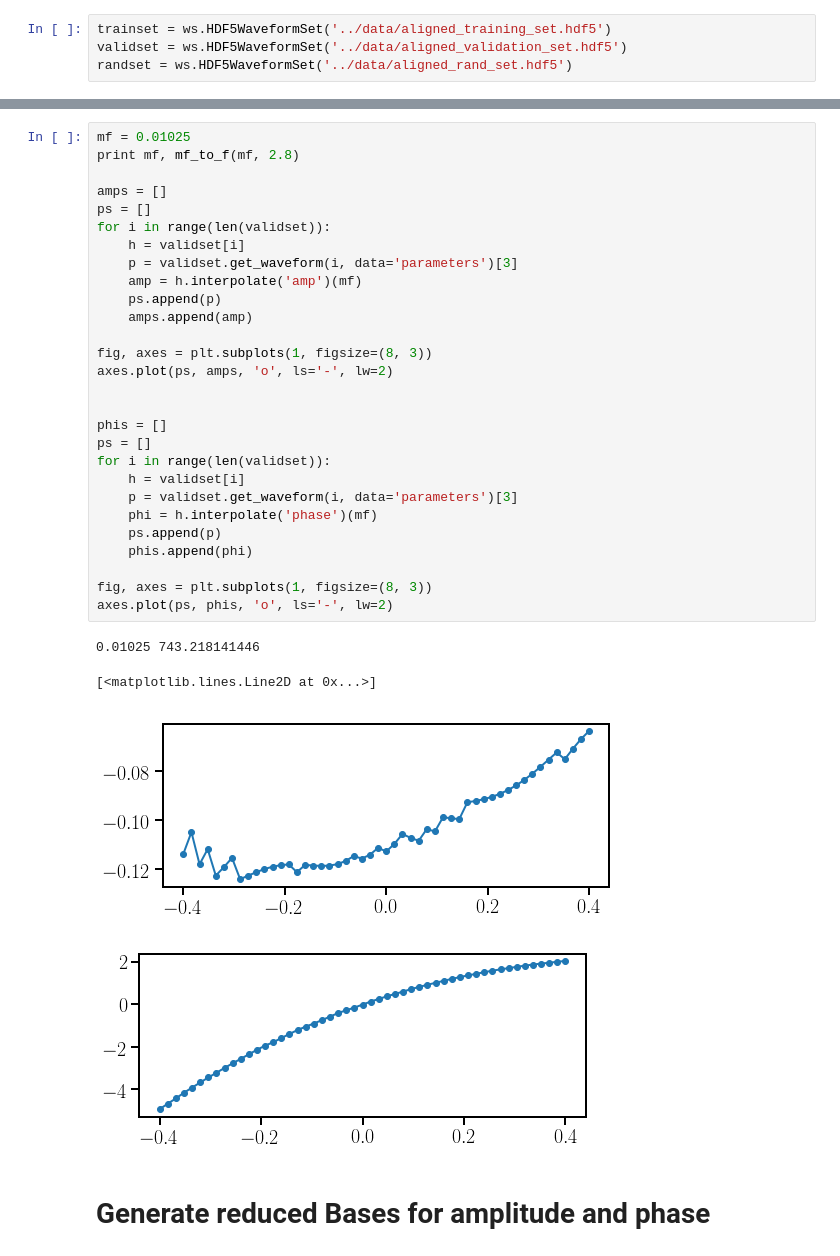
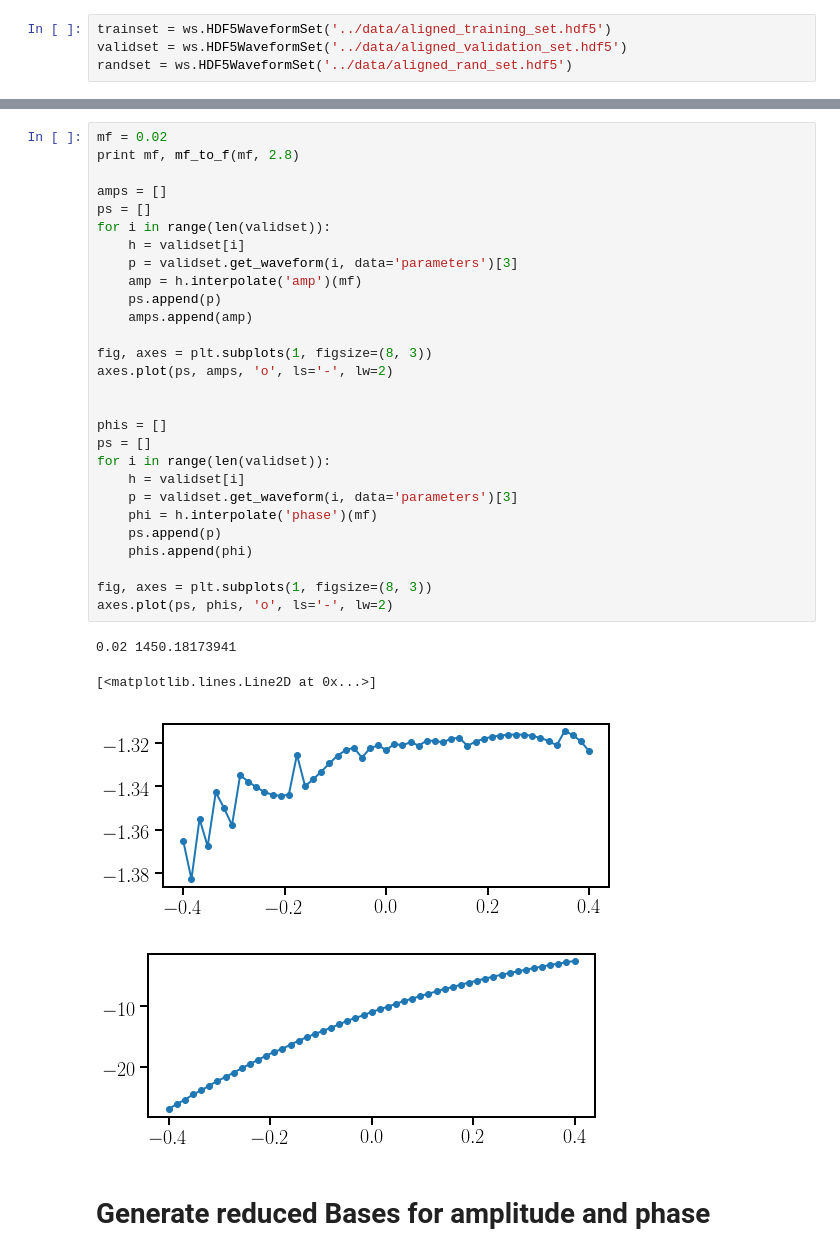
Before and after one commit to benjaminlackey/gpsurrogate, a Jupyter notebook: notebooks/FDAlignedSpin.ipynb, the cells around one changed output, grey strips where cells are left out. Drawn from its saved outputs; the diff is of its cells as text.

```diff
--- a/notebooks/FDAlignedSpin.ipynb
+++ b/notebooks/FDAlignedSpin.ipynb
@@ -326,36 +357,36 @@ ax2.set_xlim(1.0e-4, 0.1)
 # %%
-mf = 0.01025
+mf = 0.02
 print mf, mf_to_f(mf, 2.8)
 
 amps = []
 ps = []
 for i in range(len(validset)):
     h = validset[i]
     p = validset.get_waveform(i, data='parameters')[3]
     amp = h.interpolate('amp')(mf)
     ps.append(p)
     amps.append(amp)
 
 fig, axes = plt.subplots(1, figsize=(8, 3))
 axes.plot(ps, amps, 'o', ls='-', lw=2)
 
 
 phis = []
 ps = []
 for i in range(len(validset)):
     h = validset[i]
     p = validset.get_waveform(i, data='parameters')[3]
     phi = h.interpolate('phase')(mf)
     ps.append(p)
     phis.append(phi)
 
 fig, axes = plt.subplots(1, figsize=(8, 3))
 axes.plot(ps, phis, 'o', ls='-', lw=2)
 # %% [output]
-0.01025 743.218141446
+0.02 1450.18173941
 [<matplotlib.lines.Line2D at 0x...>]
-[figure, old version]
+[figure, new version]
-[figure, old version]
+[figure, new version]
 # %% [markdown]
 # Generate reduced Bases for amplitude and phase
 # %%
```
Also changed, not shown: parts of 27 cells of this notebook, 9 other files.
